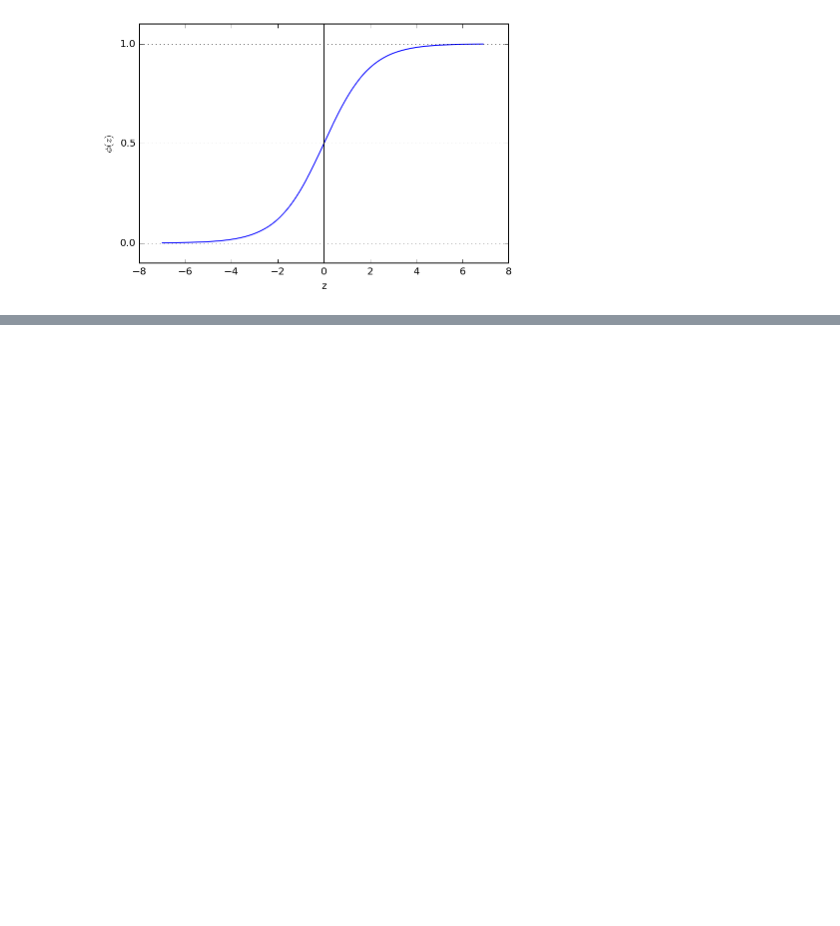
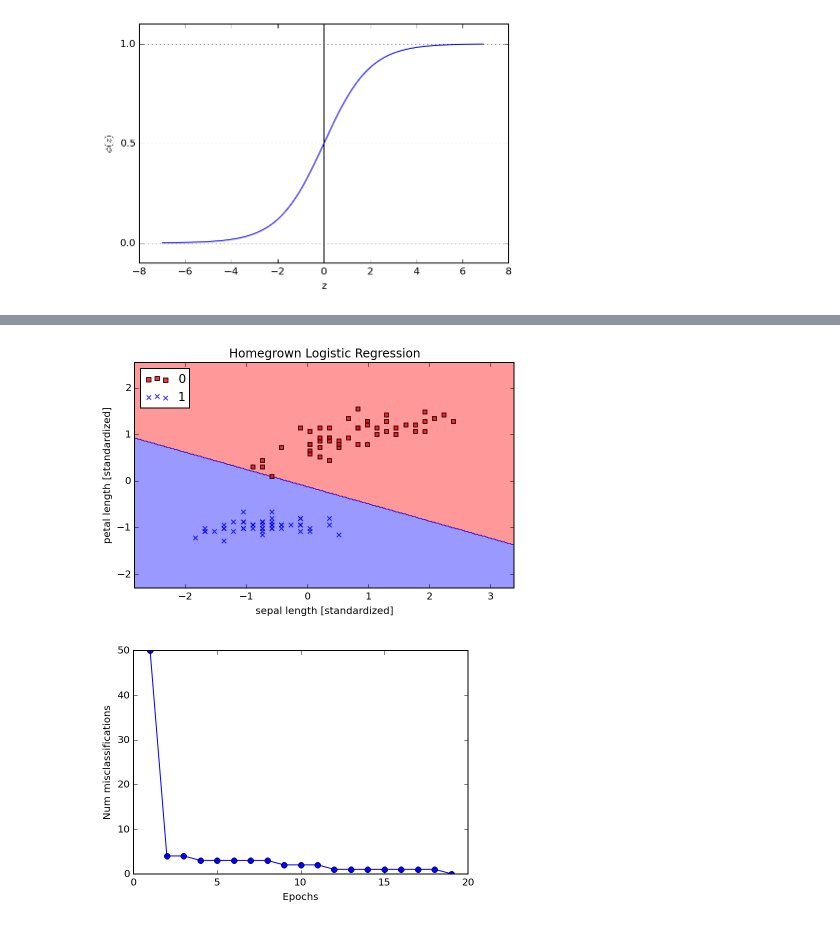
Before and after one commit to krosaen/ml-study, a Jupyter notebook: python-ml-book/ch03/ch03.ipynb, the cells around one changed output, grey strips where cells are left out. Cells and saved outputs as stored; diff of their text form; code cells hidden in the pictures; blank space fills up the shorter version.

```diff
--- a/python-ml-book/ch03/ch03.ipynb
+++ b/python-ml-book/ch03/ch03.ipynb
@@ -174,0 +322,6 @@ plt.show()
+# %%
+import pandas as pd
+
+df = pd.read_csv('iris.data', header=None)
+
+df.tail()
@@ -174,0 +335,27 @@ plt.show()
+# %%
+# Get the first 100 rows, selecting columns 0 and 2 (sepal and petal length)
+sepal_petal_rows = df.iloc[0:100, [0, 2]].values
+
+# select setosa and versicolor
+y = df.iloc[0:100, 4].values
+y = np.where(y == 'Iris-setosa', 1, 0)
+
+# standardize
+sepal_petal_rows_std = np.copy(sepal_petal_rows)
+for i in range(sepal_petal_rows_std.shape[1]):
+    sepal_petal_rows_std[:, i] = (sepal_petal_rows[:,i] - sepal_petal_rows[:,i].mean()) / sepal_petal_rows[:,i].std()
+
+predict_lr_fn, weights_log, squared_error_log, num_errors_log = homegrown_lr(sepal_petal_rows_std, y, learning_rate=0.02)
+plt.title('Homegrown Logistic Regression')
+kr_plot_decision_regions(
+    plt, sepal_petal_rows_std, y, predict_lr_fn, weights_log[-1],
+    xlabel = 'sepal length [standardized]',
+    ylabel = 'petal length [standardized]')
+
+plt.plot(range(1, len(num_errors_log) + 1), num_errors_log, marker='o')
+plt.xlabel('Epochs')
+plt.ylabel('Num misclassifications')
+plt.show()
+# %% [output]
+[figure, added]
+[figure, added]
```
Also changed, not shown: parts of 11 cells of this notebook, 3 other files.
